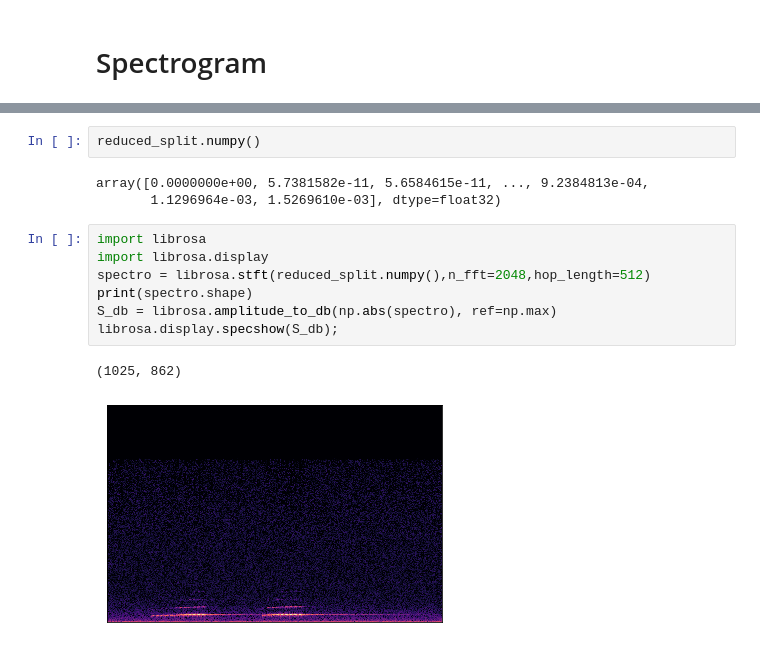
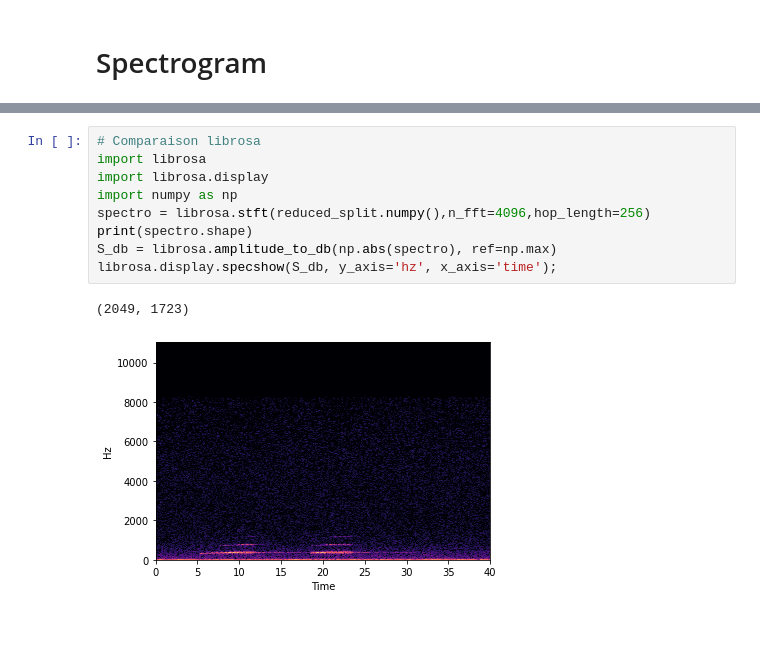
Before and after one commit to charlottesuaud/birds, a Jupyter notebook: notebooks/TF_io_audio.ipynb, the cells around one changed output, grey strips where cells are left out. Saved outputs shown, nothing was run; the diff lists cells and outputs as text.

```diff
--- a/notebooks/TF_io_audio.ipynb
+++ b/notebooks/TF_io_audio.ipynb
@@ -203,15 +177,12 @@ plt.plot(reduced_split.numpy());
-# %%
-reduced_split.numpy()
-# %% [output]
-array([0.0000000e+00, 5.7381582e-11, 5.6584615e-11, ..., 9.2384813e-04,
-       1.1296964e-03, 1.5269610e-03], dtype=float32)
 # %%
+# Comparaison librosa
 import librosa
 import librosa.display
-spectro = librosa.stft(reduced_split.numpy(),n_fft=2048,hop_length=512)
+import numpy as np
+spectro = librosa.stft(reduced_split.numpy(),n_fft=4096,hop_length=256)
 print(spectro.shape)
 S_db = librosa.amplitude_to_db(np.abs(spectro), ref=np.max)
-librosa.display.specshow(S_db);
+librosa.display.specshow(S_db, y_axis='hz', x_axis='time');
 # %% [output]
-(1025, 862)
+(2049, 1723)
-[figure, old version]
+[figure, new version]
```
Also changed, not shown: parts of 12 cells of this notebook.
